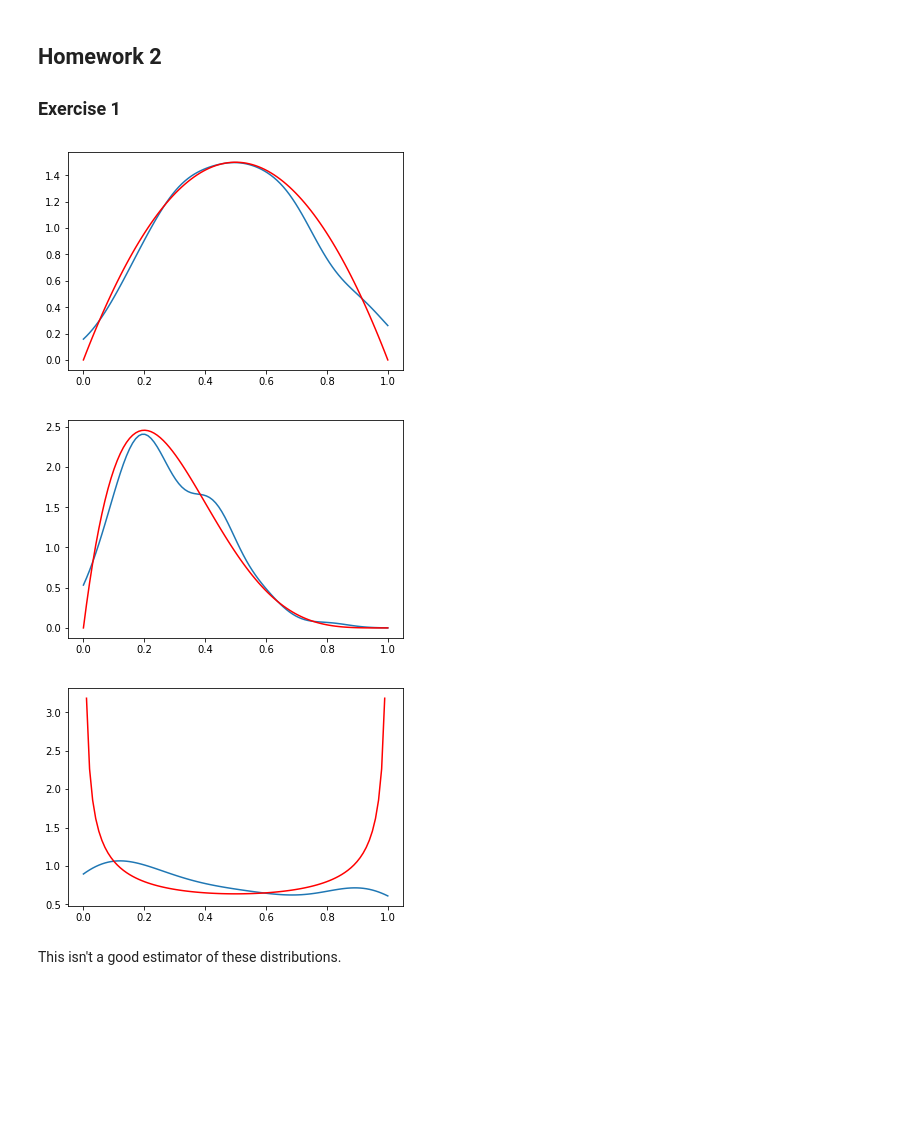
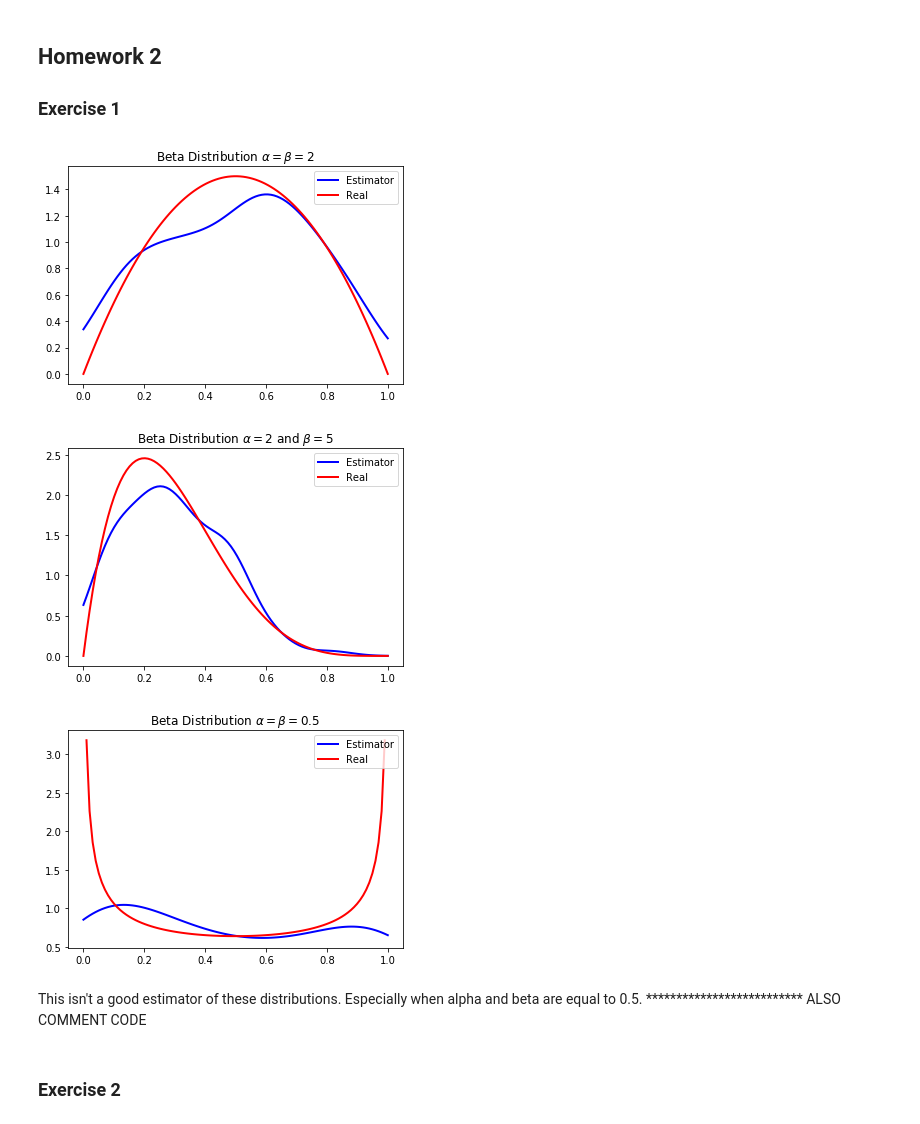
Before and after one commit to Cacheell/BootCamp2018, a Jupyter notebook: ProbSets/Econ/Week 2- HW.ipynb, the cells around one changed output. Saved outputs shown, nothing was run; the diff lists cells and outputs as text; code cells hidden in the pictures; blank space fills up the shorter version.

```diff
--- a/ProbSets/Econ/Week 2- HW.ipynb
+++ b/ProbSets/Econ/Week 2- HW.ipynb
@@ -125,32 +139,40 @@ class KDE:
 # %%
 # Use the beta distribution to test the class
 
 grid = np.linspace(0, 1, 100)
 
 X_1 = rand.beta(2, 2, 100)
 X_2 = rand.beta(2, 5, 100)
 X_3 = rand.beta(.5, .5, 100)
 
 beta_1 = KDE(X_1)
 output_1 = beta_1.density(grid)
-plt.plot(grid, output_1)
-plt.plot(grid, stats.beta.pdf(grid, 2, 2), 'r')
+plt.plot(grid, output_1, 'b' , lw = 2, label = "Estimator")
+plt.plot(grid, stats.beta.pdf(grid, 2, 2), 'r', lw = 2, label = "Real")
+plt.title(r"Beta Distribution $\alpha = \beta = 2$")
+plt.legend(loc= "upper right")
 plt.show()
 
 beta_2 = KDE(X_2)
 output_2 = beta_2.density(grid)
-plt.plot(grid, output_2)
-plt.plot(grid, stats.beta.pdf(grid, 2, 5), 'r')
+plt.plot(grid, output_2, 'b' , lw = 2, label = "Estimator")
+plt.plot(grid, stats.beta.pdf(grid, 2, 5), 'r', lw = 2, label = "Real")
+plt.title(r"Beta Distribution $\alpha = 2$ and $\beta = 5$")
+plt.legend(loc= "upper right")
 plt.show()
 
 beta_3 = KDE(X_3)
 output_3 = beta_3.density(grid)
-plt.plot(grid, output_3)
-plt.plot(grid, stats.beta.pdf(grid, 0.5, 0.5), 'r')
+plt.plot(grid, output_3, 'b' , lw = 2, label = "Estimator")
+plt.plot(grid, stats.beta.pdf(grid, 0.5, 0.5), 'r', lw = 2, label = "Real")
+plt.title(r"Beta Distribution $\alpha = \beta = 0.5$")
+plt.legend(loc= "upper right")
 plt.show()
 # %% [output]
-[figure, old version]
+[figure, new version]
-[figure, old version]
+[figure, new version]
-[figure, old version]
+[figure, new version]
 # %% [markdown]
-This isn't a good estimator of these distributions.
+This isn't a good estimator of these distributions. Especially when alpha and beta are equal to 0.5.  **************************  ALSO COMMENT CODE
+# %% [markdown]
+### Exercise 2
```
Also changed, not shown: parts of 5 cells of this notebook, 2 other files.
